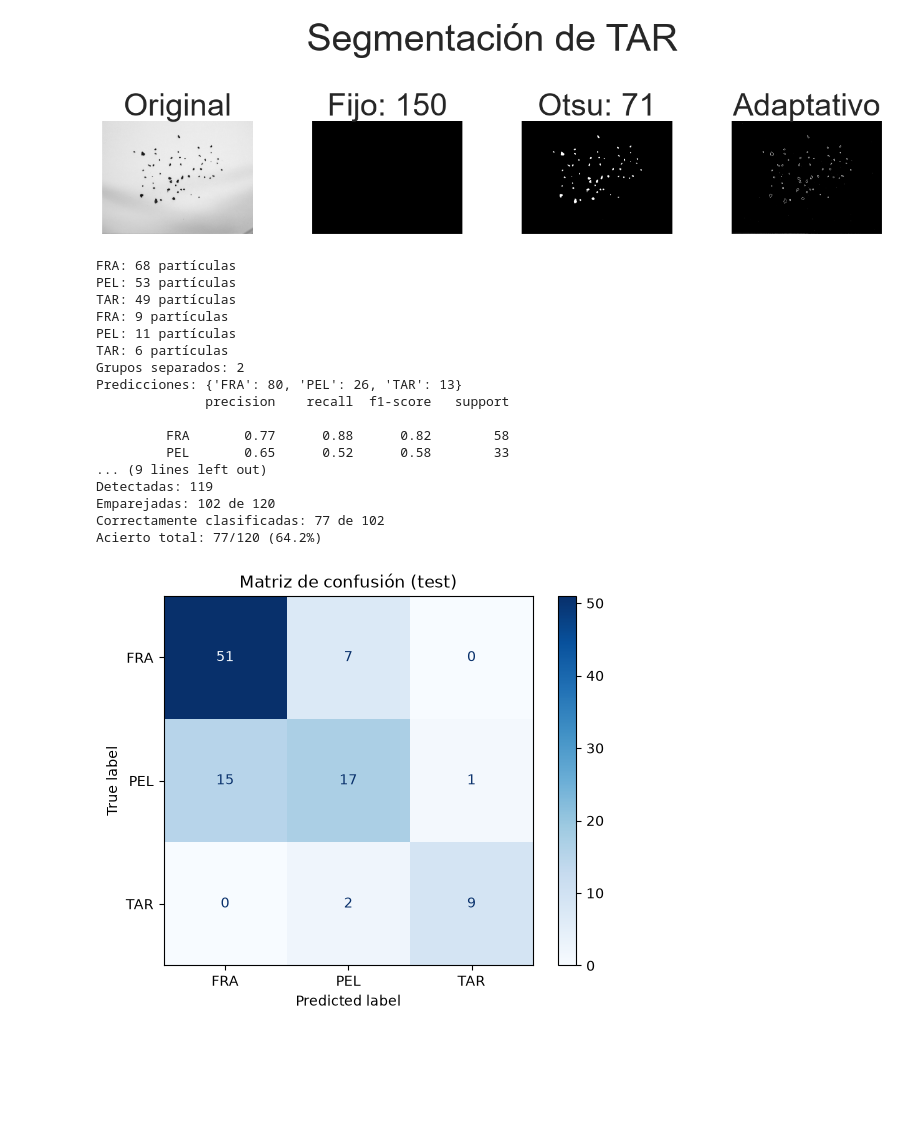
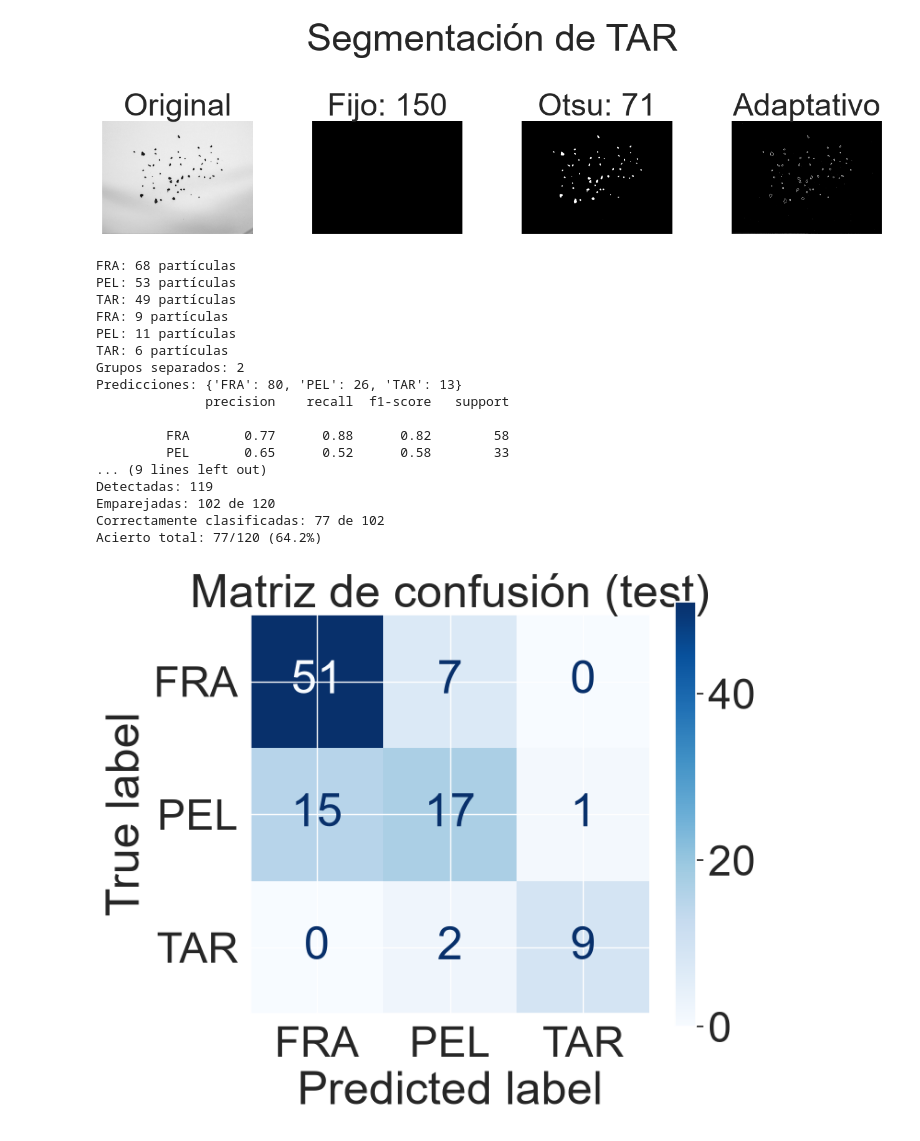
Before and after one commit to Putrici0/VC_P3, a Jupyter notebook: VC_P3.ipynb, the cells around one changed output. Cells and saved outputs as stored; diff of their text form; code cells hidden in the pictures; blank space fills up the shorter version.

Commit message:
Add confusion matrix and test result images for microplastics analysis

```diff
--- a/VC_P3.ipynb
+++ b/VC_P3.ipynb
@@ -998,6 +1000,7 @@ import pandas as pd
 import matplotlib.pyplot as plt
 from sklearn.metrics import confusion_matrix, ConfusionMatrixDisplay, classification_report
 from scipy.optimize import linear_sum_assignment
+import os
 
 # 1. archivos
 carpeta = 'imagenes/microplasticos/'
@@ -1376,46 +1379,92 @@ print(f'Correctamente clasificadas: {aciertos} de {len(verdad)}')
 print(f'Acierto total: {aciertos}/{len(reales)} ({aciertos/len(reales):.1%})')
 
 # 8. resultados graficos
+# crear la carpeta donde se guardaran las imagenes
+os.makedirs("resultados", exist_ok=True)
+
+# 1. matriz de confusion
 cm = confusion_matrix(verdad, predicho, labels=clases)
-ConfusionMatrixDisplay(cm, display_labels=clases).plot(cmap='Blues', values_format='d')
-plt.title('Matriz de confusión (test)')
+
+fig_cm, ax_cm = plt.subplots(figsize=(7, 6))
+ConfusionMatrixDisplay(
+    confusion_matrix=cm,
+    display_labels=clases
+).plot(
+    ax=ax_cm,
+    cmap='Blues',
+    values_format='d'
+)
+
+ax_cm.set_title('Matriz de confusión (test)')
+fig_cm.savefig(
+    'resultados/matriz_confusion_microplasticos.png',
+    dpi=200,
+    bbox_inches='tight'
+)
 plt.show()
+plt.close(fig_cm)
 
-real_img, pred_img = imagen.copy(), imagen.copy()
+# 2. preparar las imagenes con las anotaciones reales y predicciones
+real_img = imagen.copy()
+pred_img = imagen.copy()
+
 for r in anotaciones.itertuples():
     c = colores[r.label]
     x1, y1, x2, y2 = int(r.x_min), int(r.y_min), int(r.x_max), int(r.y_max)
     cv2.rectangle(real_img, (x1, y1), (x2, y2), c, 2)
-    cv2.putText(real_img, r.label, (x1, max(10, y1-5)), cv2.FONT_HERSHEY_SIMPLEX, .4, c, 1)
+    cv2.putText(
+        real_img, r.label, (x1, max(10, y1-5)),
+        cv2.FONT_HERSHEY_SIMPLEX, .4, c, 1
+    )
+
 for caja, clase in zip(cajas, pred_test):
     x1, y1, x2, y2 = caja
     c = colores[clase]
     cv2.rectangle(pred_img, (x1, y1), (x2, y2), c, 2)
-    cv2.putText(pred_img, clase, (x1, max(10, y1-5)), cv2.FONT_HERSHEY_SIMPLEX, .4, c, 1)
+    cv2.putText(
+        pred_img, clase, (x1, max(10, y1-5)),
+        cv2.FONT_HERSHEY_SIMPLEX, .4, c, 1
+    )
+
+# 3. mostrar y guardar la comparacion
 fig, ejes = plt.subplots(1, 2, figsize=(16, 10))
-for ax, img, titulo in zip(ejes, [real_img, pred_img],
-                           [f'Anotaciones reales ({len(reales)})', f'Predicciones ({len(cajas)})']):
+
+for ax, img, titulo in zip(
+    ejes,
+    [real_img, pred_img],
+    [f'Anotaciones reales ({len(reales)})',
+     f'Predicciones ({len(cajas)})']
+):
     ax.imshow(cv2.cvtColor(img, cv2.COLOR_BGR2RGB))
     ax.set_title(titulo)
     ax.axis('off')
+
 plt.tight_layout()
+
+fig.savefig(
+    'resultados/microplasticos_test.png',
+    dpi=200,
+    bbox_inches='tight'
+)
+
 plt.show()
+plt.close(fig)
 # %% [output]
 FRA: 68 partículas
 PEL: 53 partículas
 TAR: 49 partículas
 FRA: 9 partículas
 PEL: 11 partículas
 TAR: 6 partículas
 Grupos separados: 2
 Predicciones: {'FRA': 80, 'PEL': 26, 'TAR': 13}
               precision    recall  f1-score   support
 
          FRA       0.77      0.88      0.82        58
          PEL       0.65      0.52      0.58        33
 ... (9 lines left out)
 Detectadas: 119
 Emparejadas: 102 de 120
 Correctamente clasificadas: 77 de 102
 Acierto total: 77/120 (64.2%)
-[figure, old version]
+[figure, new version]
```
Also changed, not shown: parts of 2 cells of this notebook, 3 other files.
